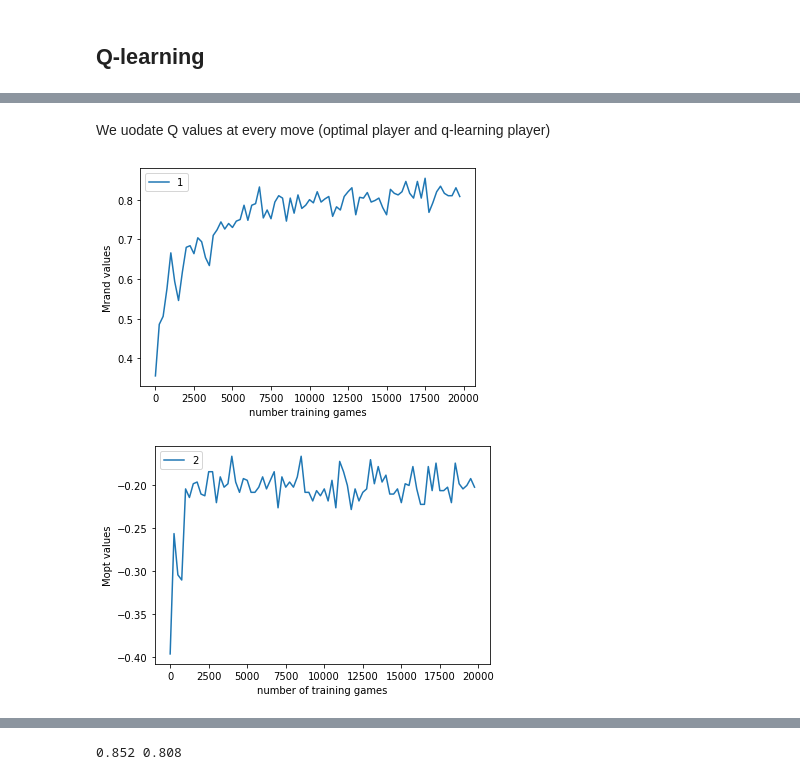
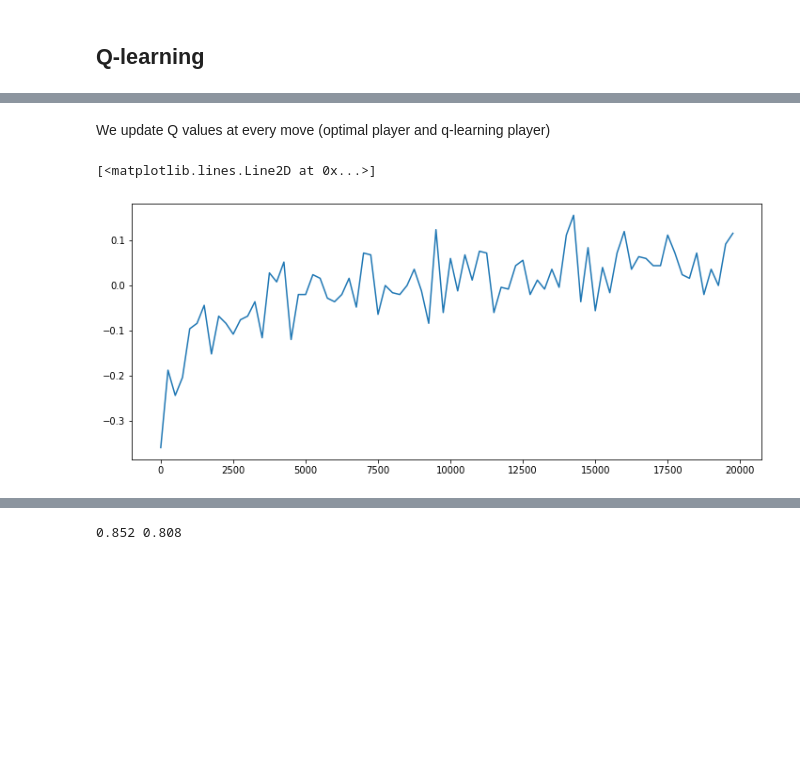
Before and after one commit to Gianniii/CS-456-Artificial-Neural-Network-Miniproject, a Jupyter notebook: tic_tac_toe.ipynb, the cells around one changed output, grey strips where cells are left out. Saved outputs shown, nothing was run; the diff lists cells and outputs as text; code cells hidden in the pictures; blank space fills up the shorter version.

Commit message:
add code + results for q-learning

```diff
--- a/tic_tac_toe.ipynb
+++ b/tic_tac_toe.ipynb
@@ -167,6 +174,9 @@ from tqdm import tqdm
 # %%
 #first player alternates each game
 def assign_players(turns, i_episode):
+    """
+    The function to switch 1st player every game.
+    """
     if(i_episode > 0):
         turns = np.roll(turns, 1)
     return turns, turns[0], turns[1]
@@ -211,7 +221,7 @@ def eval_against_optimal_player(Q, other_player_epsilon, n_games = 500):
                 else:
                     losses += 1
                 break
-    #print("wins: " + str(wins) + ", losses: " + str(losses) + ", ties: " + str(ties))
+    print(f"Results for {n_games} games: {wins} wins, {losses} losses, {ties} ties")
     return (wins - losses)/(n_games)
 # %%
 coords = lambda pos: (int(pos / 3), pos % 3)
@@ -223,19 +233,21 @@ def eps_greedy(Q, state, grid, epsilon):
     else:
         possible = [int(elem) for elem in np.argsort(Q[state]) if elem in possible_moves]
         position = possible[-1] if possible is not [] else np.random.choice(possible_moves)
-    return (int(position / 3), position % 3)
+    return coords(position)
 
-#Q learning with greedy
-#Dont necessariliy need to train with player_epsilon = 0.5
-def q_learning(env, num_episodes, discount_factor=0.99, alpha=0.05, epsilon=0.3, player_epsilon=0.5, evaluate_M_values = False):
+# Q learning with greedy
+def q_learning(env, num_episodes, discount_factor=0.99, alpha=0.05, epsilon=0.3, player_epsilon=0.5, evaluate_M_values = False, decreasing_eps=True, n_star=1):
     Q = defaultdict(lambda: np.zeros(9))
     episode_lengths = np.zeros(num_episodes)
     episode_rewards = np.zeros(num_episodes)
     Turns = np.array(['X','O'])
     Mopts = []
     Mrands = []
+    epsilon_function = lambda idx: max(0.1, 0.8 * (1 - idx / n_star))
 
-    for i_episode in range(num_episodes):
+    for i_episode in tqdm(range(num_episodes)):
+        if decreasing_eps:
+            epsilon = epsilon_function(i_episode)
         env.reset()
         grid, end, winner = env.observe()
         Turns, player1, player2 = assign_players(Turns, i_episode)
@@ -248,8 +260,6 @@ def q_learning(env, num_episodes, discount_factor=0.99, alpha=0.05, epsilon=0.3,
 
         while not end:
             episode_lengths[i_episode] += 1
-
-            #move = eps_greedy(Q, str(grid), grid, epsilon=epsilon - epsilon/num_episodes*i_episode)
 
             #player 1 plays
             grid_p1 = grid #store state
@@ -282,30 +292,16 @@ def q_learning(env, num_episodes, discount_factor=0.99, alpha=0.05, epsilon=0.3,
 
     return Q, episode_lengths, episode_rewards, Mrands, Mopts
 # %% [markdown]
-We uodate Q values at every move (optimal player and q-learning player)
+We update Q values at every move (optimal player and q-learning player)
-# %%
-env = TictactoeEnv()
-Q, episode_lengths, episode_rewards, Mrands, Mopts = q_learning(env, 20000, evaluate_M_values=True)
-#Plot average reward and losses for every 250 games during training
-n = 250 # Average over sets of 250 games
-x = [i*250 for i in range(len(Mrands))]
-plot1 = plt.figure(1)
-plt.plot(x, Mrands, label = str(1))
-
-plot2 = plt.figure(2)
-plt.plot(x, Mopts, label = str(2))
-
-plot1 = plt.figure(1)
-plt.xlabel('number training games')
-plt.ylabel('Mrand values')
-plt.legend()
-plt.savefig('question0_Mrands'+'.png', bbox_inches='tight')
-plot2 = plt.figure(2)
-plt.xlabel('number of training games')
-plt.ylabel('Mopt values')
-plt.legend()
-plt.savefig('question0_Mopts'+'.png', bbox_inches='tight')
-plt.show()
-# %% [output]
-[figure, removed]
-[figure, removed]
+# %%
+env = TictactoeEnv()
+Q, episode_lengths, episode_rewards, Mrands, Mopts = q_learning(env, 20000, evaluate_M_values=False)
+# %%
+avg_idx = np.arange(20000 // 250)
+avg_rewards = [np.mean(episode_rewards[250 * i: 250 * (i + 1)]) for i in avg_idx]
+avg_x = [i * 250 for i in avg_idx]
+plt.figure(figsize=(12, 5))
+plt.plot(avg_x, avg_rewards)
+# %% [output]
+[<matplotlib.lines.Line2D at 0x...>]
+[figure, added]
```
Also changed, not shown: parts of 8 cells of this notebook.
